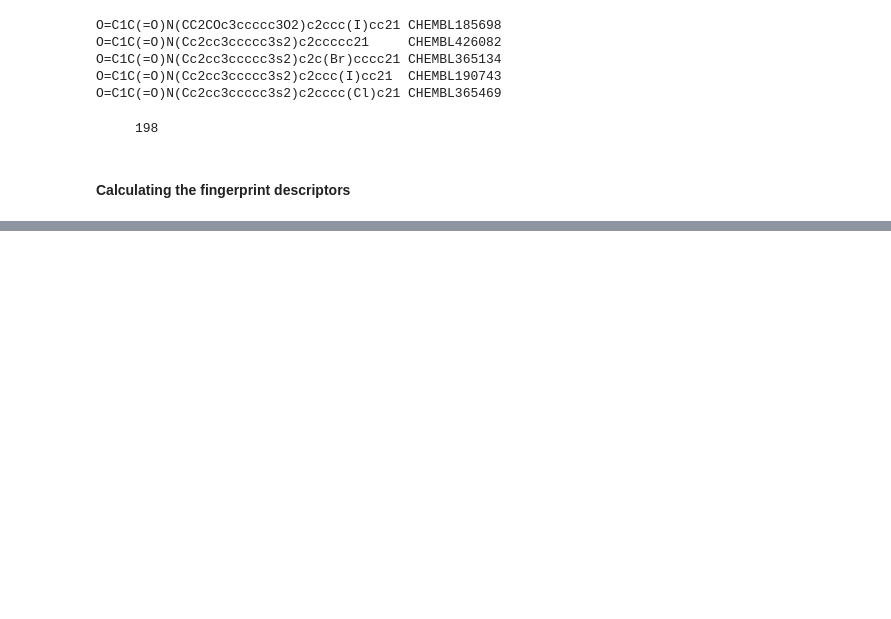
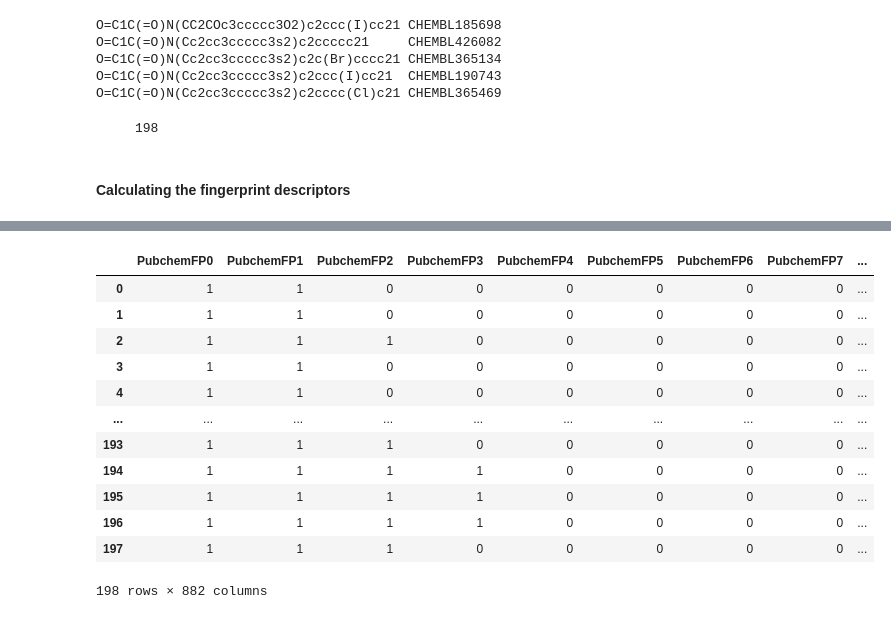
Before and after one commit to Michael000777/Drug_Discovery, a Jupyter notebook: Project1/scripts/Descriptor.ipynb, the cells around one changed output, grey strips where cells are left out. Cells and saved outputs as stored; diff of their text form; code cells hidden in the pictures; blank space fills up the shorter version.

```diff
--- a/Project1/scripts/Descriptor.ipynb
+++ b/Project1/scripts/Descriptor.ipynb
@@ -56,0 +94,3 @@ ls: ../../PaDEL-Descriptor/PubchemFingerprinter.xml: No such file or directory
+# %%
+df_active_inactive_Y = df_active_inactive["pIC50"]
+df_active_inactive_Y
@@ -56,0 +110,17 @@ ls: ../../PaDEL-Descriptor/PubchemFingerprinter.xml: No such file or directory
+# %%
+dataset = pd.concat([descriptors, df_active_inactive_Y], axis=1)
+dataset
+# %% [output]
+|  | PubchemFP0 | PubchemFP1 | PubchemFP2 | PubchemFP3 | PubchemFP4 | PubchemFP5 | PubchemFP6 | PubchemFP7 | ... |
+| 0 | 1 | 1 | 0 | 0 | 0 | 0 | 0 | 0 | ... |
+| 1 | 1 | 1 | 0 | 0 | 0 | 0 | 0 | 0 | ... |
+| 2 | 1 | 1 | 1 | 0 | 0 | 0 | 0 | 0 | ... |
+| 3 | 1 | 1 | 0 | 0 | 0 | 0 | 0 | 0 | ... |
+| 4 | 1 | 1 | 0 | 0 | 0 | 0 | 0 | 0 | ... |
+| ... | ... | ... | ... | ... | ... | ... | ... | ... | ... |
+| 193 | 1 | 1 | 1 | 0 | 0 | 0 | 0 | 0 | ... |
+| 194 | 1 | 1 | 1 | 1 | 0 | 0 | 0 | 0 | ... |
+| 195 | 1 | 1 | 1 | 1 | 0 | 0 | 0 | 0 | ... |
+| 196 | 1 | 1 | 1 | 1 | 0 | 0 | 0 | 0 | ... |
+| 197 | 1 | 1 | 1 | 0 | 0 | 0 | 0 | 0 | ... |
+198 rows × 882 columns
```
Also changed, not shown: parts of 6 cells of this notebook, 2 other files.
